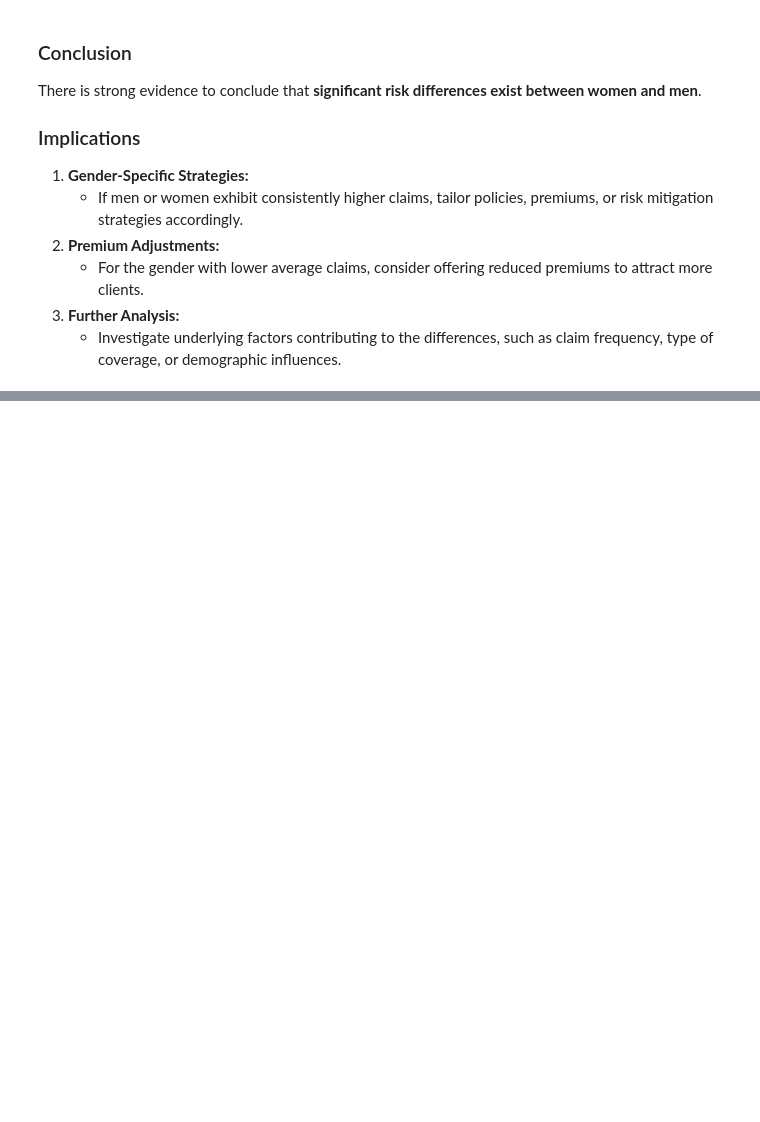
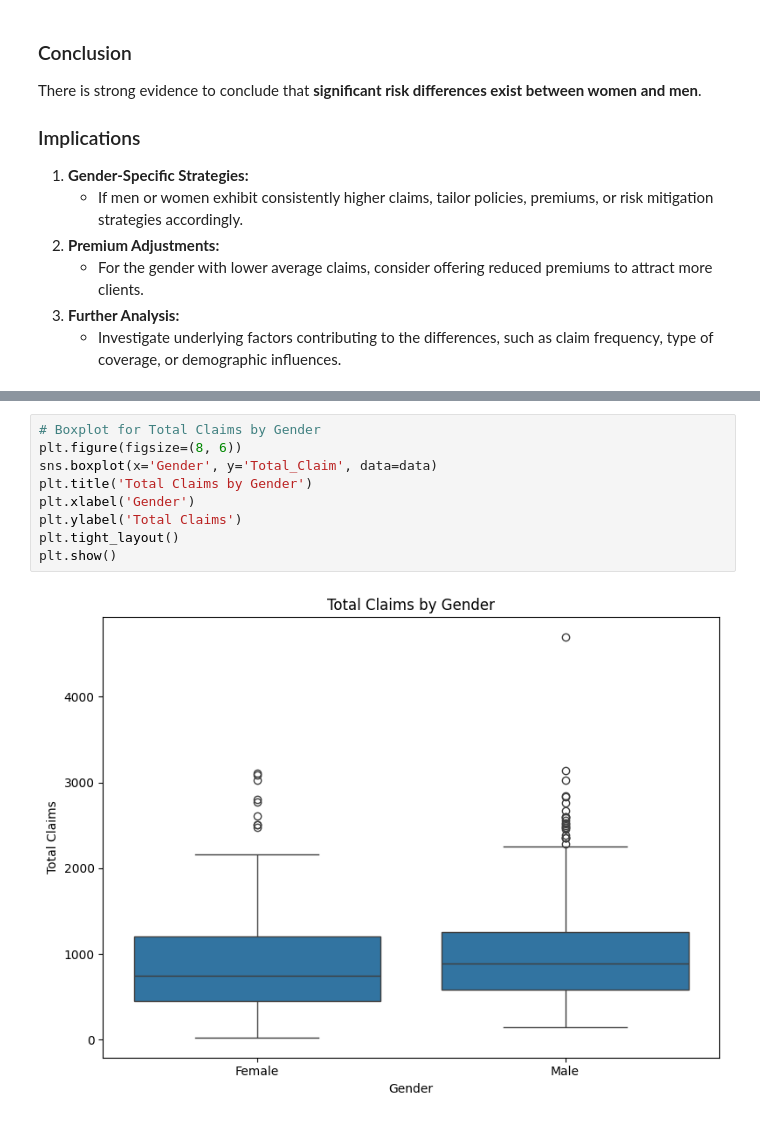
Before and after one commit to vlazacck/week3, a Jupyter notebook: notebooks/ab_hypothesis_testing.ipynb, the cells around one changed output, grey strips where cells are left out. Cells and saved outputs as stored; diff of their text form; blank space fills up the shorter version.

```diff
--- a/notebooks/ab_hypothesis_testing.ipynb
+++ b/notebooks/ab_hypothesis_testing.ipynb
@@ -199,0 +303,11 @@ There is strong evidence to conclude that **significant risk differences exist b
+# %%
+# Boxplot for Total Claims by Gender
+plt.figure(figsize=(8, 6))
+sns.boxplot(x='Gender', y='Total_Claim', data=data)
+plt.title('Total Claims by Gender')
+plt.xlabel('Gender')
+plt.ylabel('Total Claims')
+plt.tight_layout()
+plt.show()
+# %% [output]
+[figure, added]
```
Also changed, not shown: parts of 12 cells of this notebook, 1 other file.
